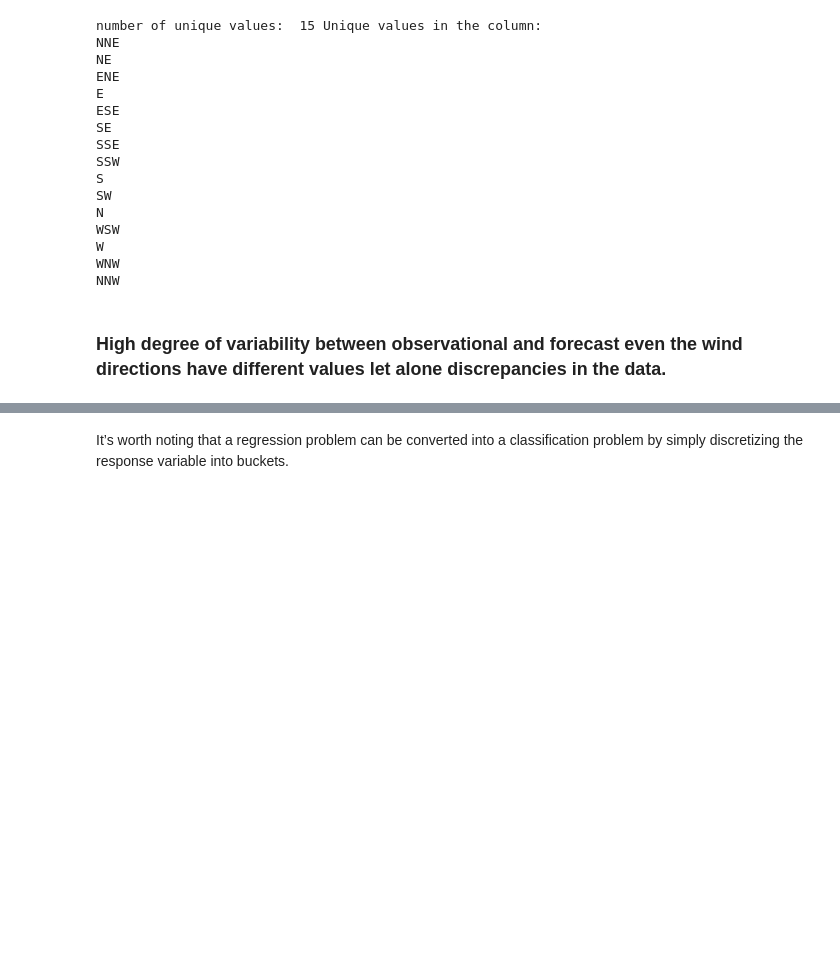
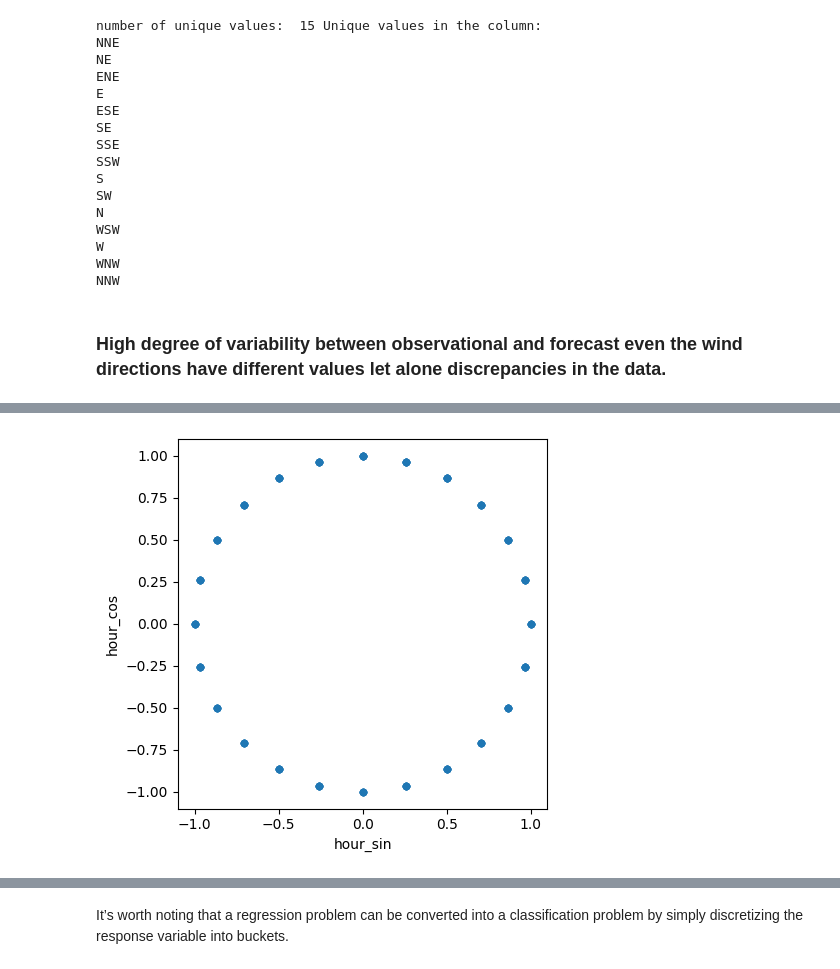
Before and after one commit to Rezvision/AOB_Energy_Consumption_Analysis_Prediction, a Jupyter notebook: aob-analysis.ipynb, the cells around one changed output, grey strips where cells are left out. Saved outputs shown, nothing was run; the diff lists cells and outputs as text; code cells hidden in the pictures; blank space fills up the shorter version.

```diff
--- a/aob-analysis.ipynb
+++ b/aob-analysis.ipynb
@@ -458,0 +202,6 @@ lassomodel_future_df.head(48)
+# %%
+#Showing hour turning into a cyclic feature
+
+ax = sample.plot.scatter('hour_sin', 'hour_cos').set_aspect('equal')
+# %% [output]
+[figure, added]
```
Also changed, not shown: parts of 60 cells of this notebook.
